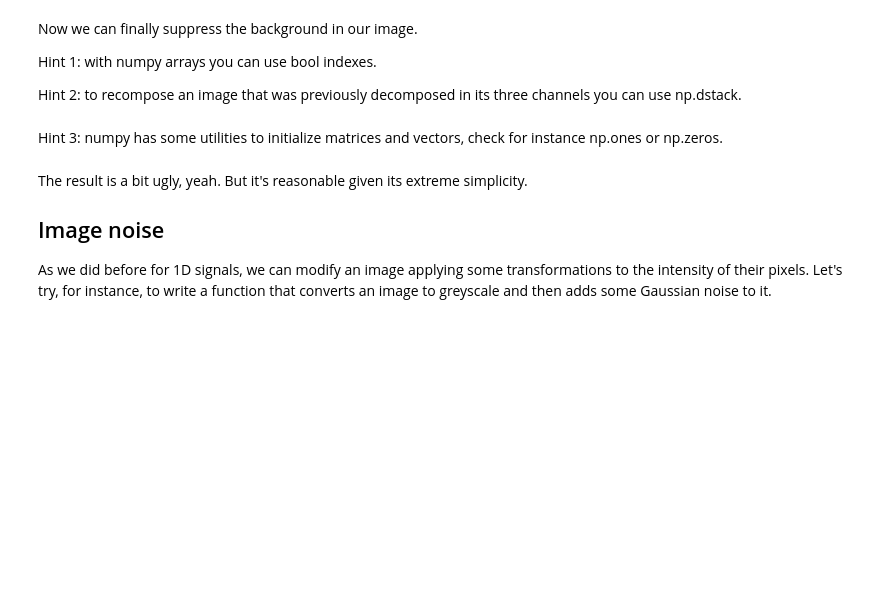
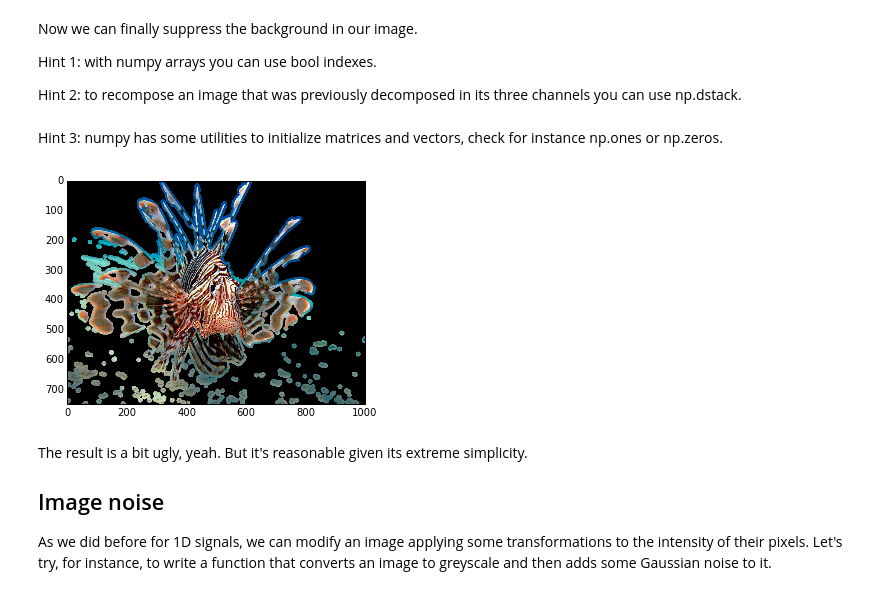
Before and after one commit to federicobozzini/unige-digital-signal-image-processing, a Jupyter notebook: lab0_part2/lab0_p2_STUDENTS.ipynb, the cells around one changed output. Drawn from its saved outputs; the diff is of its cells as text; code cells hidden in the pictures; blank space fills up the shorter version.

```diff
--- a/lab0_part2/lab0_p2_STUDENTS.ipynb
+++ b/lab0_part2/lab0_p2_STUDENTS.ipynb
@@ -279,3 +299,17 @@ plt.imshow(fish2);
+# %%
+# --- complete here --- #
+fishR = fish[:,:,0]
+fishG = fish[:,:,1]
+fishB = fish[:,:,2]
+fishRFiltered = np.multiply(fishR, mask2)
+fishGFiltered = np.multiply(fishG, mask2)
+fishBFiltered = np.multiply(fishB, mask2)
+
+fish2 = np.dstack((fishRFiltered, fishGFiltered, fishBFiltered))
+
+plt.imshow(fish2);
+# %% [output]
+[figure, added]
 # %% [markdown]
 The result is a bit ugly, yeah. But it's reasonable given its extreme simplicity.
 
```
Also changed, not shown: parts of 21 cells of this notebook.
